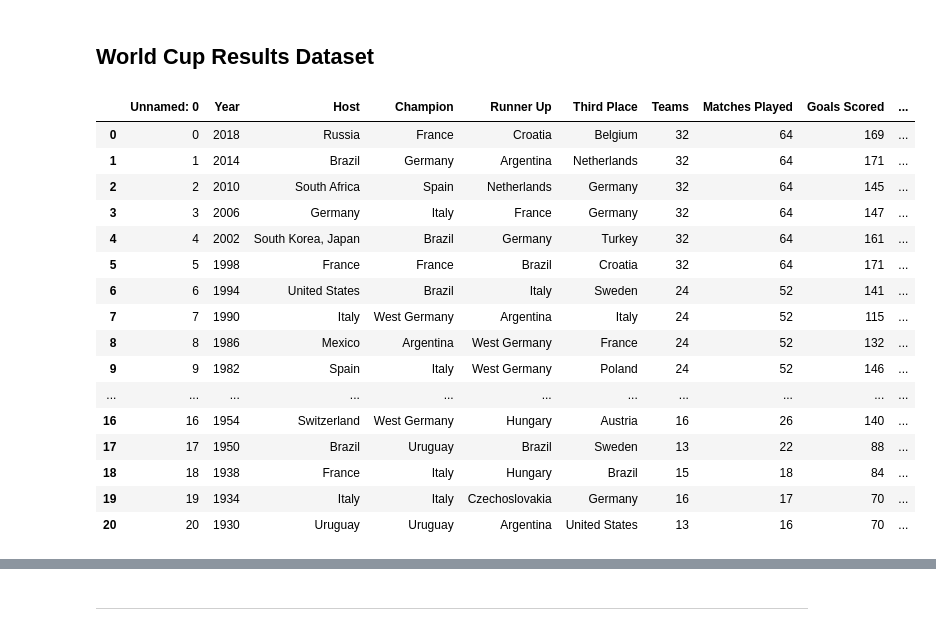
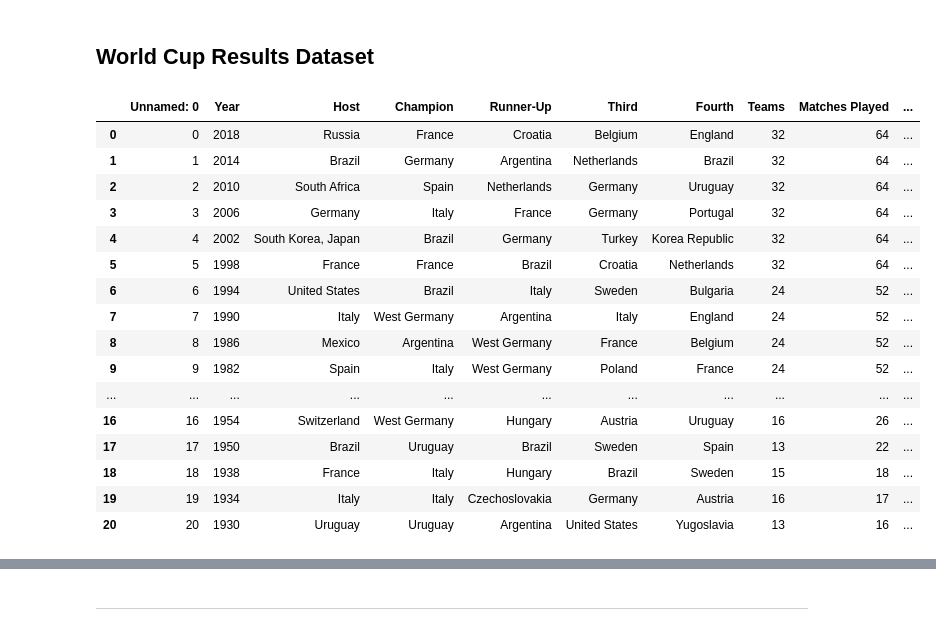
Before and after one commit to shrey233/Discovery-Project, a Jupyter notebook: Python Code/FIFA World Cup Randomness Analysis.ipynb, the cells around one changed output, grey strips where cells are left out. Drawn from its saved outputs; the diff is of its cells as text; code cells hidden in the pictures.

Commit message:
Added FIFA Ranks + Final Positions

```diff
--- a/Python Code/FIFA World Cup Randomness Analysis.ipynb
+++ b/Python Code/FIFA World Cup Randomness Analysis.ipynb
@@ -678,29 +674,29 @@ display(fifa1994)
 # %% [markdown]
 ## World Cup Results Dataset
 # %%
-fifaResults = pd.read_csv("final_team_rankings.csv")
+fifaResults = pd.read_csv("final_team_rankings_mod.csv")
 
 fifaResults.shape
 
 display(fifaResults)
 # %% [output]
-|  | Unnamed: 0 | Year | Host | Champion | Runner Up | Third Place | Teams | Matches Played | Goals Scored | ... |
-| 0 | 0 | 2018 | Russia | France | Croatia | Belgium | 32 | 64 | 169 | ... |
-| 1 | 1 | 2014 | Brazil | Germany | Argentina | Netherlands | 32 | 64 | 171 | ... |
-| 2 | 2 | 2010 | South Africa | Spain | Netherlands | Germany | 32 | 64 | 145 | ... |
-| 3 | 3 | 2006 | Germany | Italy | France | Germany | 32 | 64 | 147 | ... |
-| 4 | 4 | 2002 | South Korea, Japan | Brazil | Germany | Turkey | 32 | 64 | 161 | ... |
-| 5 | 5 | 1998 | France | France | Brazil | Croatia | 32 | 64 | 171 | ... |
-| 6 | 6 | 1994 | United States | Brazil | Italy | Sweden | 24 | 52 | 141 | ... |
-| 7 | 7 | 1990 | Italy | West Germany | Argentina | Italy | 24 | 52 | 115 | ... |
-| 8 | 8 | 1986 | Mexico | Argentina | West Germany | France | 24 | 52 | 132 | ... |
-| 9 | 9 | 1982 | Spain | Italy | West Germany | Poland | 24 | 52 | 146 | ... |
+|  | Unnamed: 0 | Year | Host | Champion | Runner-Up | Third | Fourth | Teams | Matches Played | ... |
+| 0 | 0 | 2018 | Russia | France | Croatia | Belgium | England | 32 | 64 | ... |
+| 1 | 1 | 2014 | Brazil | Germany | Argentina | Netherlands | Brazil | 32 | 64 | ... |
+| 2 | 2 | 2010 | South Africa | Spain | Netherlands | Germany | Uruguay | 32 | 64 | ... |
+| 3 | 3 | 2006 | Germany | Italy | France | Germany | Portugal | 32 | 64 | ... |
+| 4 | 4 | 2002 | South Korea, Japan | Brazil | Germany | Turkey | Korea Republic | 32 | 64 | ... |
+| 5 | 5 | 1998 | France | France | Brazil | Croatia | Netherlands | 32 | 64 | ... |
+| 6 | 6 | 1994 | United States | Brazil | Italy | Sweden | Bulgaria | 24 | 52 | ... |
+| 7 | 7 | 1990 | Italy | West Germany | Argentina | Italy | England | 24 | 52 | ... |
+| 8 | 8 | 1986 | Mexico | Argentina | West Germany | France | Belgium | 24 | 52 | ... |
+| 9 | 9 | 1982 | Spain | Italy | West Germany | Poland | France | 24 | 52 | ... |
 | ... | ... | ... | ... | ... | ... | ... | ... | ... | ... | ... |
-| 16 | 16 | 1954 | Switzerland | West Germany | Hungary | Austria | 16 | 26 | 140 | ... |
-| 17 | 17 | 1950 | Brazil | Uruguay | Brazil | Sweden | 13 | 22 | 88 | ... |
-| 18 | 18 | 1938 | France | Italy | Hungary | Brazil | 15 | 18 | 84 | ... |
-| 19 | 19 | 1934 | Italy | Italy | Czechoslovakia | Germany | 16 | 17 | 70 | ... |
-| 20 | 20 | 1930 | Uruguay | Uruguay | Argentina | United States | 13 | 16 | 70 | ... |
+| 16 | 16 | 1954 | Switzerland | West Germany | Hungary | Austria | Uruguay | 16 | 26 | ... |
+| 17 | 17 | 1950 | Brazil | Uruguay | Brazil | Sweden | Spain | 13 | 22 | ... |
+| 18 | 18 | 1938 | France | Italy | Hungary | Brazil | Sweden | 15 | 18 | ... |
+| 19 | 19 | 1934 | Italy | Italy | Czechoslovakia | Germany | Austria | 16 | 17 | ... |
+| 20 | 20 | 1930 | Uruguay | Uruguay | Argentina | United States | Yugoslavia | 13 | 16 | ... |
 # %%
 fifaResults = fifaResults.sort_values("Year")
 display(fifaResults)
```
Also changed, not shown: parts of 11 cells of this notebook, 5 other files.
